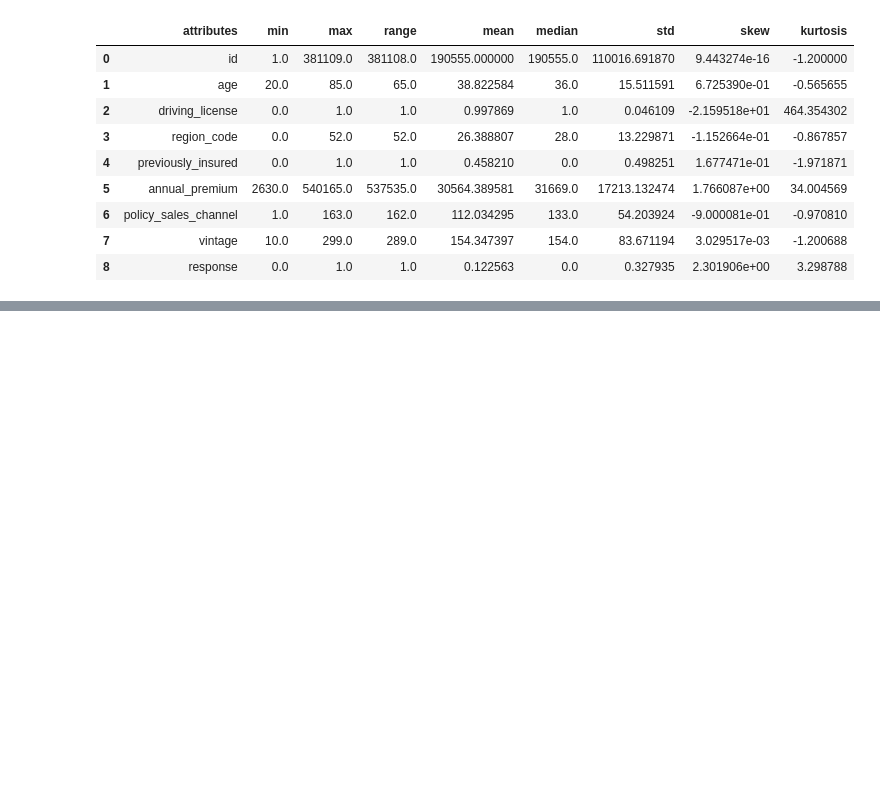
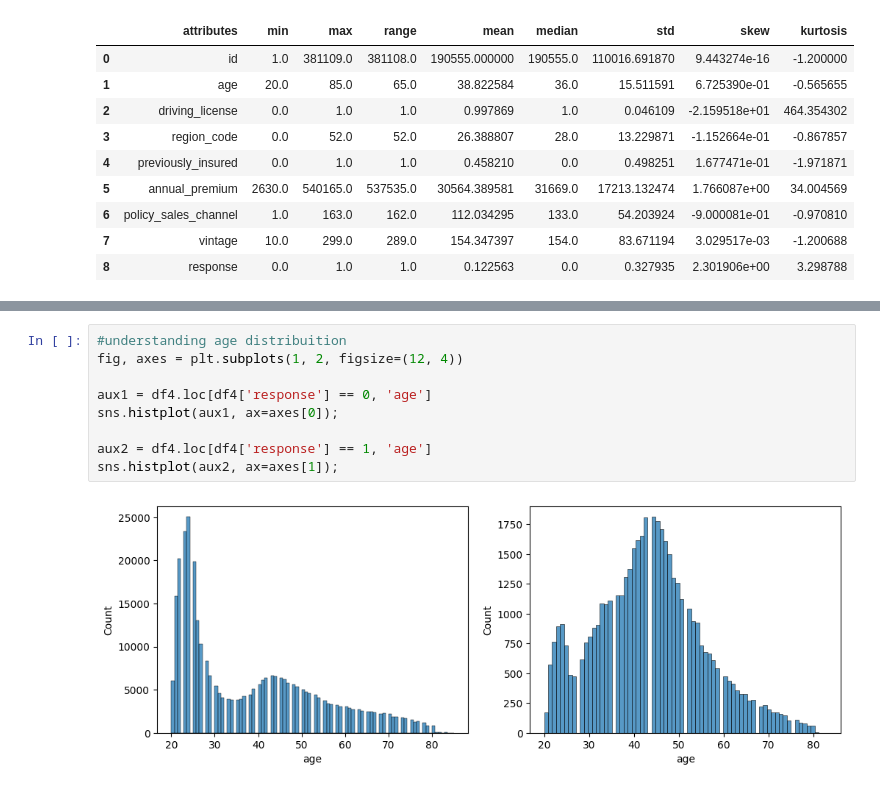
Before and after one commit to jessicanadalete/health_insurance_cross_sell, a Jupyter notebook: health_insurance_cross_sell.ipynb, the cells around one changed output, grey strips where cells are left out. Cells and saved outputs as stored; diff of their text form; blank space fills up the shorter version.

```diff
--- a/health_insurance_cross_sell.ipynb
+++ b/health_insurance_cross_sell.ipynb
@@ -149,0 +172,11 @@ m
+# %%
+#understanding age distribuition
+fig, axes = plt.subplots(1, 2, figsize=(12, 4))
+
+aux1 = df4.loc[df4['response'] == 0, 'age']
+sns.histplot(aux1, ax=axes[0]);
+
+aux2 = df4.loc[df4['response'] == 1, 'age']
+sns.histplot(aux2, ax=axes[1]);
+# %% [output]
+[figure, added]
```
Also changed, not shown: parts of 25 cells of this notebook.
